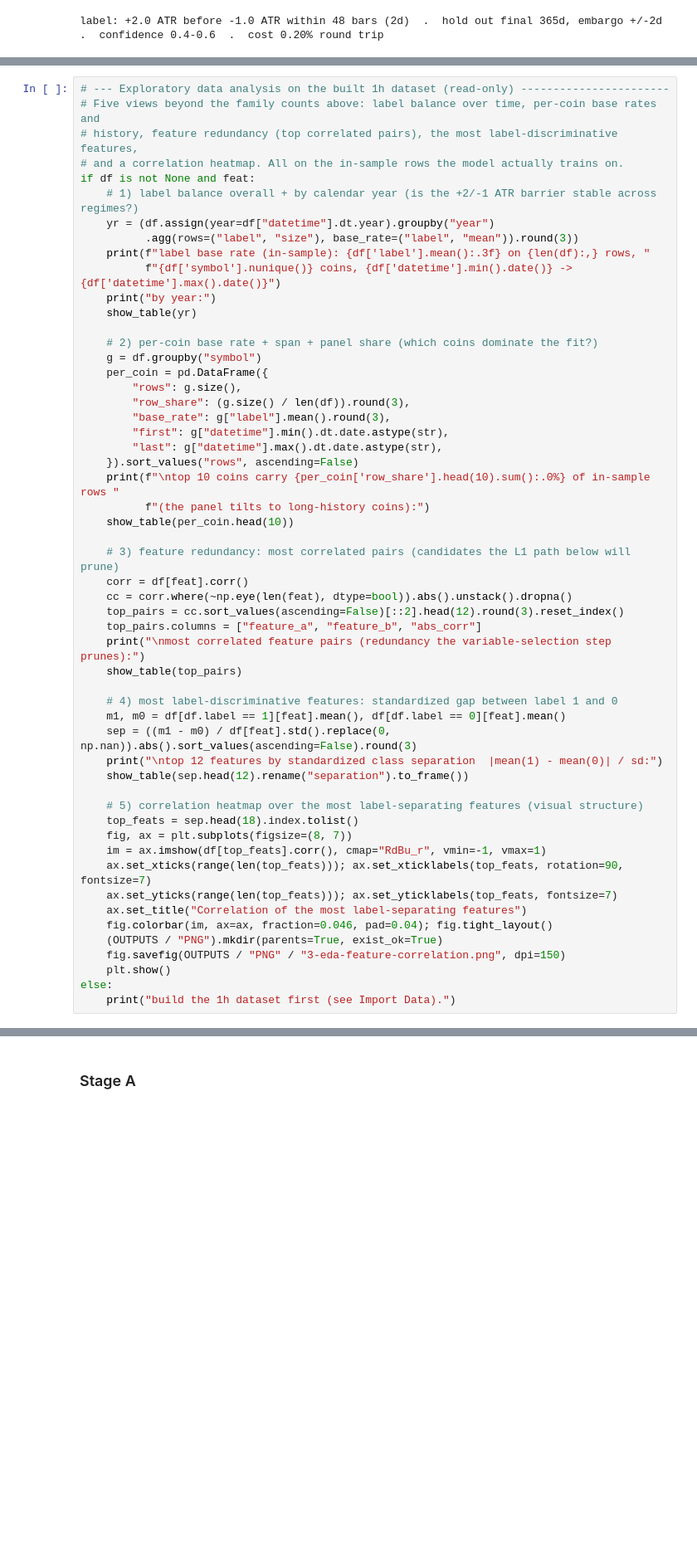
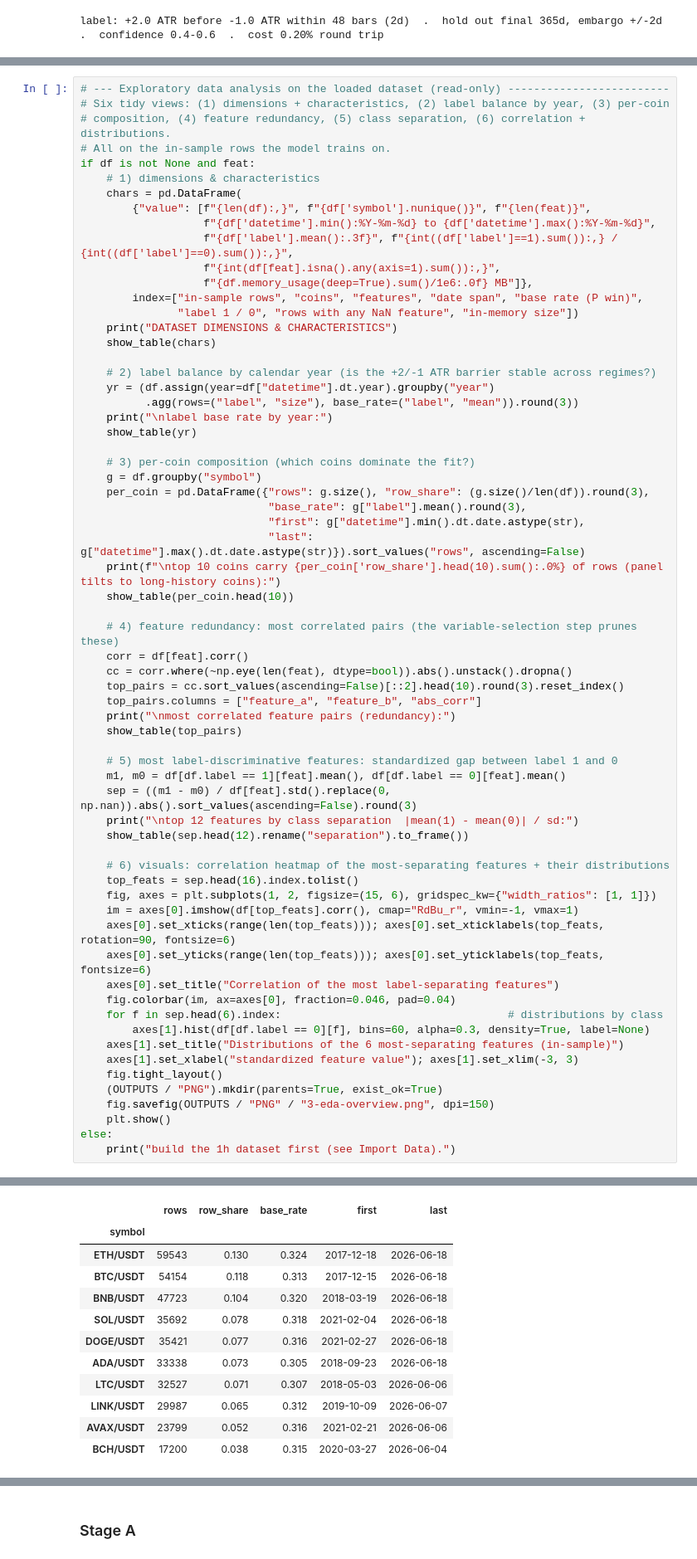
Before and after one commit to seamusrobertmurphy/swing-trader, a Jupyter notebook: 03-trader-execution/03-trader-execution.ipynb, the cells around one changed output, grey strips where cells are left out. Shown at 83% size. Cells and saved outputs as stored; diff of their text form; blank space fills up the shorter version.

```diff
--- a/03-trader-execution/03-trader-execution.ipynb
+++ b/03-trader-execution/03-trader-execution.ipynb
@@ -295,54 +345,66 @@ if df is not None:
 # %%
-# --- Exploratory data analysis on the built 1h dataset (read-only) -----------------------
-# Five views beyond the family counts above: label balance over time, per-coin base rates and
-# history, feature redundancy (top correlated pairs), the most label-discriminative features,
-# and a correlation heatmap. All on the in-sample rows the model actually trains on.
+# --- Exploratory data analysis on the loaded dataset (read-only) -------------------------
+# Six tidy views: (1) dimensions + characteristics, (2) label balance by year, (3) per-coin
+# composition, (4) feature redundancy, (5) class separation, (6) correlation + distributions.
+# All on the in-sample rows the model trains on.
 if df is not None and feat:
-    # 1) label balance overall + by calendar year (is the +2/-1 ATR barrier stable across regimes?)
+    # 1) dimensions & characteristics
+    chars = pd.DataFrame(
+        {"value": [f"{len(df):,}", f"{df['symbol'].nunique()}", f"{len(feat)}",
+                   f"{df['datetime'].min():%Y-%m-%d} to {df['datetime'].max():%Y-%m-%d}",
+                   f"{df['label'].mean():.3f}", f"{int((df['label']==1).sum()):,} / {int((df['label']==0).sum()):,}",
+                   f"{int(df[feat].isna().any(axis=1).sum()):,}",
+                   f"{df.memory_usage(deep=True).sum()/1e6:.0f} MB"]},
+        index=["in-sample rows", "coins", "features", "date span", "base rate (P win)",
+               "label 1 / 0", "rows with any NaN feature", "in-memory size"])
+    print("DATASET DIMENSIONS & CHARACTERISTICS")
+    show_table(chars)
+
+    # 2) label balance by calendar year (is the +2/-1 ATR barrier stable across regimes?)
     yr = (df.assign(year=df["datetime"].dt.year).groupby("year")
           .agg(rows=("label", "size"), base_rate=("label", "mean")).round(3))
-    print(f"label base rate (in-sample): {df['label'].mean():.3f} on {len(df):,} rows, "
-          f"{df['symbol'].nunique()} coins, {df['datetime'].min().date()} -> {df['datetime'].max().date()}")
-    print("by year:")
+    print("\nlabel base rate by year:")
     show_table(yr)
 
-    # 2) per-coin base rate + span + panel share (which coins dominate the fit?)
+    # 3) per-coin composition (which coins dominate the fit?)
     g = df.groupby("symbol")
-    per_coin = pd.DataFrame({
-        "rows": g.size(),
-        "row_share": (g.size() / len(df)).round(3),
-        "base_rate": g["label"].mean().round(3),
-        "first": g["datetime"].min().dt.date.astype(str),
-        "last": g["datetime"].max().dt.date.astype(str),
-    }).sort_values("rows", ascending=False)
-    print(f"\ntop 10 coins carry {per_coin['row_share'].head(10).sum():.0%} of in-sample rows "
-          f"(the panel tilts to long-history coins):")
+    per_coin = pd.DataFrame({"rows": g.size(), "row_share": (g.size()/len(df)).round(3),
+                             "base_rate": g["label"].mean().round(3),
+                             "first": g["datetime"].min().dt.date.astype(str),
+                             "last": g["datetime"].max().dt.date.astype(str)}).sort_values("rows", ascending=False)
+    print(f"\ntop 10 coins carry {per_coin['row_share'].head(10).sum():.0%} of rows (panel tilts to long-history coins):")
     show_table(per_coin.head(10))
 
-    # 3) feature redundancy: most correlated pairs (candidates the L1 path below will prune)
+    # 4) feature redundancy: most correlated pairs (the variable-selection step prunes these)
     corr = df[feat].corr()
     cc = corr.where(~np.eye(len(feat), dtype=bool)).abs().unstack().dropna()
-    top_pairs = cc.sort_values(ascending=False)[::2].head(12).round(3).reset_index()
+    top_pairs = cc.sort_values(ascending=False)[::2].head(10).round(3).reset_index()
     top_pairs.columns = ["feature_a", "feature_b", "abs_corr"]
-    print("\nmost correlated feature pairs (redundancy the variable-selection step prunes):")
+    print("\nmost correlated feature pairs (redundancy):")
     show_table(top_pairs)
 
-    # 4) most label-discriminative features: standardized gap between label 1 and 0
+    # 5) most label-discriminative features: standardized gap between label 1 and 0
     m1, m0 = df[df.label == 1][feat].mean(), df[df.label == 0][feat].mean()
     sep = ((m1 - m0) / df[feat].std().replace(0, np.nan)).abs().sort_values(ascending=False).round(3)
-    print("\ntop 12 features by standardized class separation  |mean(1) - mean(0)| / sd:")
+    print("\ntop 12 features by class separation  |mean(1) - mean(0)| / sd:")
     show_table(sep.head(12).rename("separation").to_frame())
 
-    # 5) correlation heatmap over the most label-separating features (visual structure)
-    top_feats = sep.head(18).index.tolist()
-    fig, ax = plt.subplots(figsize=(8, 7))
-    im = ax.imshow(df[top_feats].corr(), cmap="RdBu_r", vmin=-1, vmax=1)
-    ax.set_xticks(range(len(top_feats))); ax.set_xticklabels(top_feats, rotation=90, fontsize=7)
-    ax.set_yticks(range(len(top_feats))); ax.set_yticklabels(top_feats, fontsize=7)
-    ax.set_title("Correlation of the most label-separating features")
-    fig.colorbar(im, ax=ax, fraction=0.046, pad=0.04); fig.tight_layout()
+    # 6) visuals: correlation heatmap of the most-separating features + their distributions
+    top_feats = sep.head(16).index.tolist()
+    fig, axes = plt.subplots(1, 2, figsize=(15, 6), gridspec_kw={"width_ratios": [1, 1]})
+    im = axes[0].imshow(df[top_feats].corr(), cmap="RdBu_r", vmin=-1, vmax=1)
+    axes[0].set_xticks(range(len(top_feats))); axes[0].set_xticklabels(top_feats, rotation=90, fontsize=6)
+    axes[0].set_yticks(range(len(top_feats))); axes[0].set_yticklabels(top_feats, fontsize=6)
+    axes[0].set_title("Correlation of the most label-separating features")
+    fig.colorbar(im, ax=axes[0], fraction=0.046, pad=0.04)
+    for f in sep.head(6).index:                                   # distributions by class
+        axes[1].hist(df[df.label == 0][f], bins=60, alpha=0.3, density=True, label=None)
+    axes[1].set_title("Distributions of the 6 most-separating features (in-sample)")
+    axes[1].set_xlabel("standardized feature value"); axes[1].set_xlim(-3, 3)
+    fig.tight_layout()
     (OUTPUTS / "PNG").mkdir(parents=True, exist_ok=True)
-    fig.savefig(OUTPUTS / "PNG" / "3-eda-feature-correlation.png", dpi=150)
+    fig.savefig(OUTPUTS / "PNG" / "3-eda-overview.png", dpi=150)
     plt.show()
 else:
     print("build the 1h dataset first (see Import Data).")
+# %% [output]
@@ -348,0 +435,12 @@ else:
+|  | rows | row_share | base_rate | first | last |
+| symbol |  |  |  |  |  |
+| ETH/USDT | 59543 | 0.130 | 0.324 | 2017-12-18 | 2026-06-18 |
+| BTC/USDT | 54154 | 0.118 | 0.313 | 2017-12-15 | 2026-06-18 |
+| BNB/USDT | 47723 | 0.104 | 0.320 | 2018-03-19 | 2026-06-18 |
+| SOL/USDT | 35692 | 0.078 | 0.318 | 2021-02-04 | 2026-06-18 |
+| DOGE/USDT | 35421 | 0.077 | 0.316 | 2021-02-27 | 2026-06-18 |
+| ADA/USDT | 33338 | 0.073 | 0.305 | 2018-09-23 | 2026-06-18 |
+| LTC/USDT | 32527 | 0.071 | 0.307 | 2018-05-03 | 2026-06-06 |
+| LINK/USDT | 29987 | 0.065 | 0.312 | 2019-10-09 | 2026-06-07 |
+| AVAX/USDT | 23799 | 0.052 | 0.316 | 2021-02-21 | 2026-06-06 |
+| BCH/USDT | 17200 | 0.038 | 0.315 | 2020-03-27 | 2026-06-04 |
```
Also changed, not shown: parts of 9 cells of this notebook, 20 other files.
